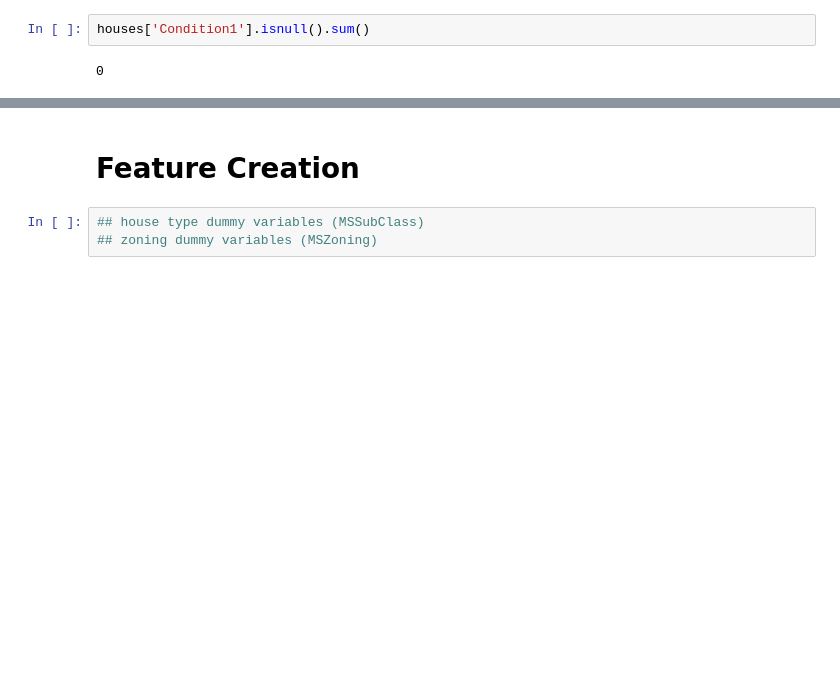
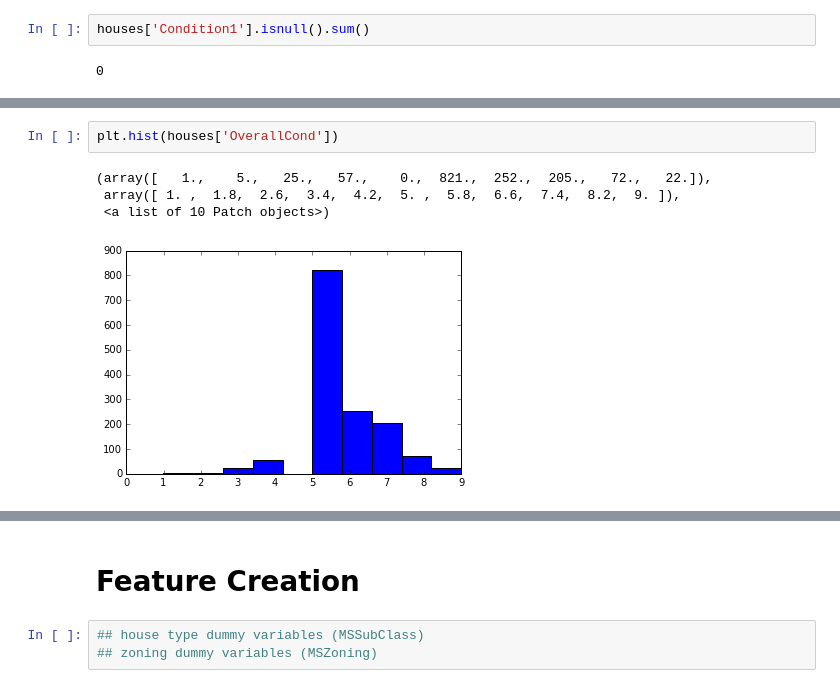
Before and after one commit to asarchami/kaggle_housing_prices, a Jupyter notebook: chris_working.ipynb, the cells around one changed output, grey strips where cells are left out. Cells and saved outputs as stored; diff of their text form; blank space fills up the shorter version.

```diff
--- a/chris_working.ipynb
+++ b/chris_working.ipynb
@@ -422,0 +558,7 @@ Name: Condition1, dtype: int64
+# %%
+plt.hist(houses['OverallCond'])
+# %% [output]
+(array([   1.,    5.,   25.,   57.,    0.,  821.,  252.,  205.,   72.,   22.]),
+ array([ 1. ,  1.8,  2.6,  3.4,  4.2,  5. ,  5.8,  6.6,  7.4,  8.2,  9. ]),
+ <a list of 10 Patch objects>)
+[figure, added]
```
Also changed, not shown: parts of 16 cells of this notebook.
